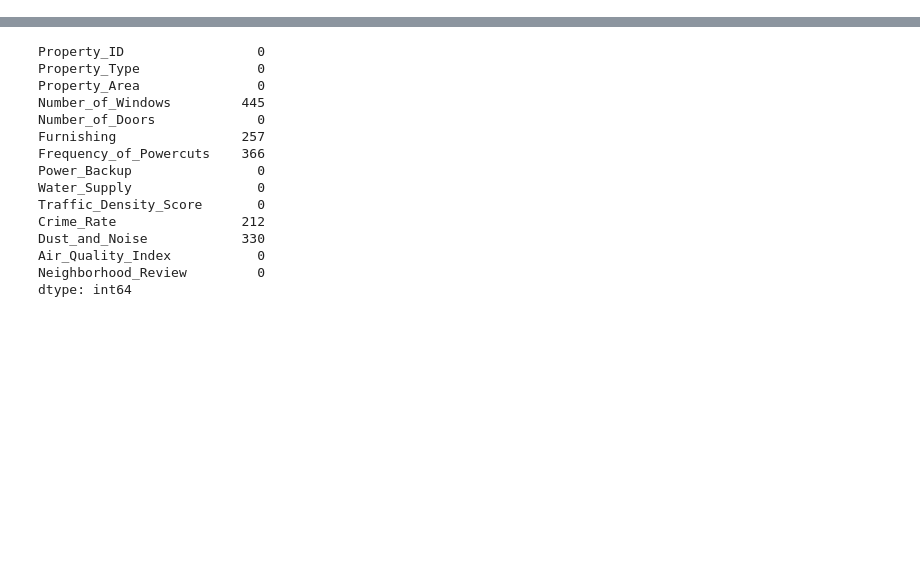
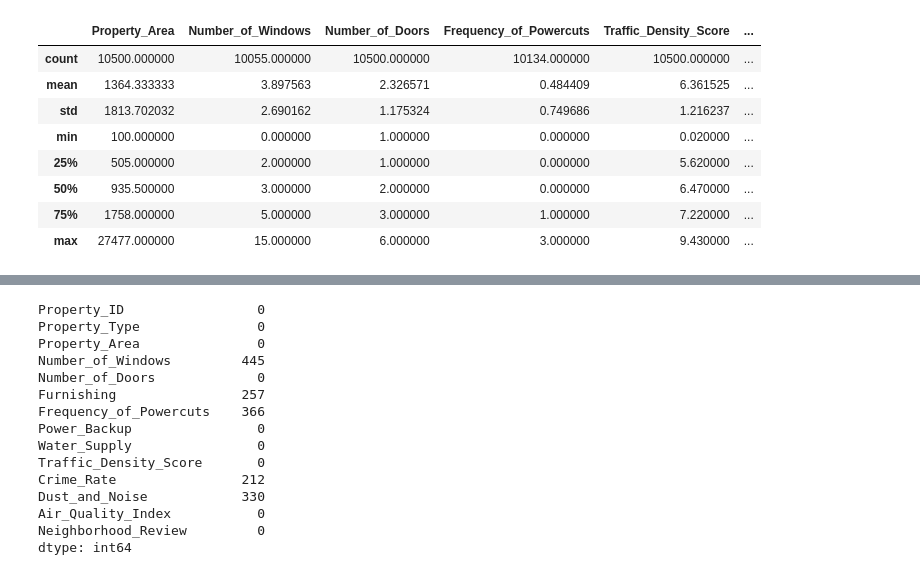
Before and after one commit to Quasilius-Starlord/Get_a_room, a Jupyter notebook: subMain.ipynb, the cells around one changed output, grey strips where cells are left out. Saved outputs shown, nothing was run; the diff lists cells and outputs as text; code cells hidden in the pictures; blank space fills up the shorter version.

```diff
--- a/subMain.ipynb
+++ b/subMain.ipynb
@@ -65,0 +58,12 @@ house_train = pd.read_csv(path_train)
+# %%
+house_test.describe()
+# %% [output]
+|  | Property_Area | Number_of_Windows | Number_of_Doors | Frequency_of_Powercuts | Traffic_Density_Score | ... |
+| count | 10500.000000 | 10055.000000 | 10500.000000 | 10134.000000 | 10500.000000 | ... |
+| mean | 1364.333333 | 3.897563 | 2.326571 | 0.484409 | 6.361525 | ... |
+| std | 1813.702032 | 2.690162 | 1.175324 | 0.749686 | 1.216237 | ... |
+| min | 100.000000 | 0.000000 | 1.000000 | 0.000000 | 0.020000 | ... |
+| 25% | 505.000000 | 2.000000 | 1.000000 | 0.000000 | 5.620000 | ... |
+| 50% | 935.500000 | 3.000000 | 2.000000 | 0.000000 | 6.470000 | ... |
+| 75% | 1758.000000 | 5.000000 | 3.000000 | 1.000000 | 7.220000 | ... |
+| max | 27477.000000 | 15.000000 | 6.000000 | 3.000000 | 9.430000 | ... |
```
Also changed, not shown: parts of 95 cells of this notebook, 5 other files.
